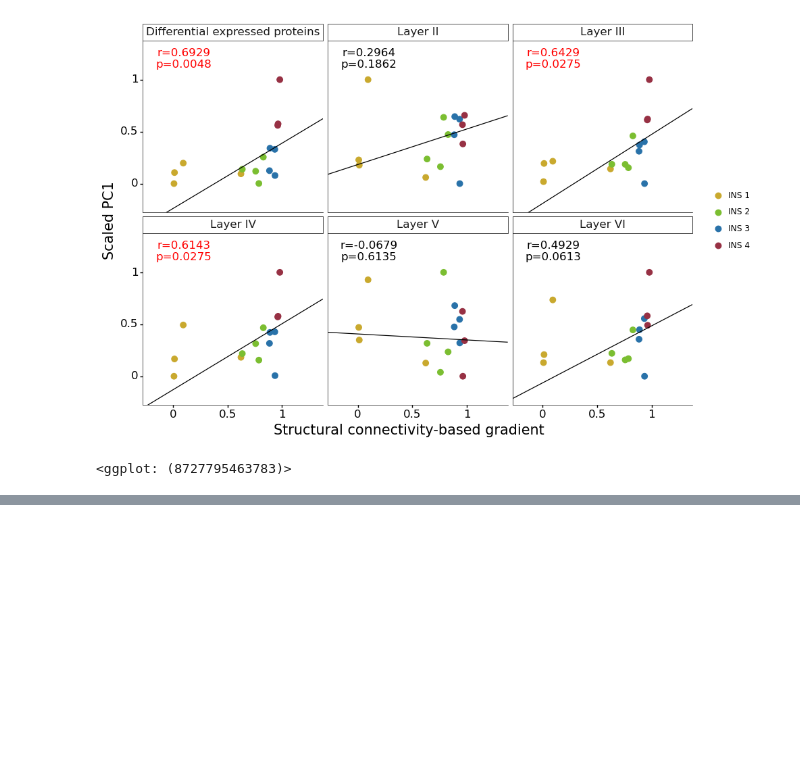
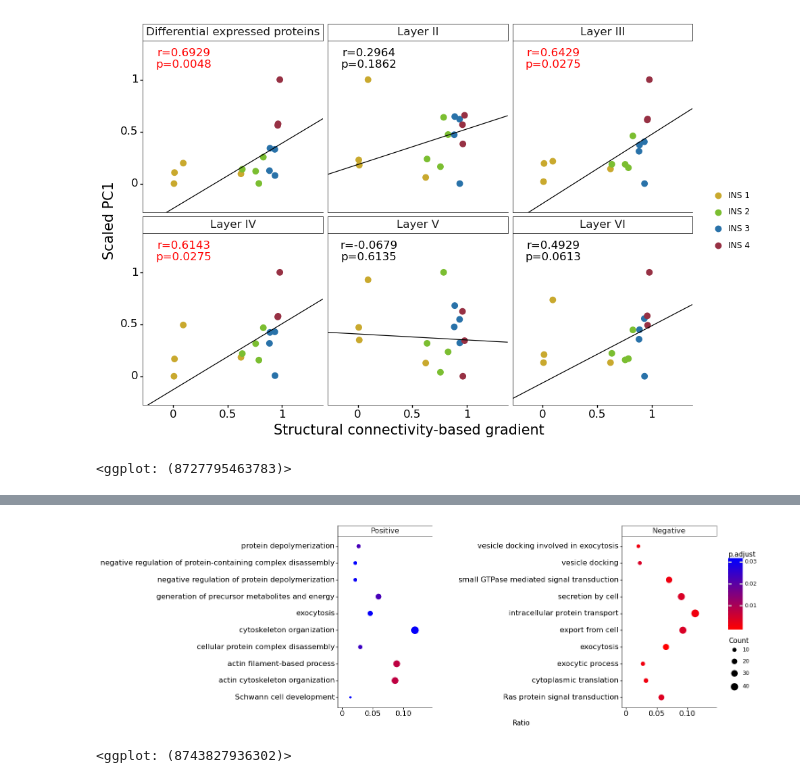
Before and after one commit to duzc-Repos/MacaqueInsulaProtomics, a Jupyter notebook: src/__figure_prepare_v1.ipynb, the cells around one changed output, grey strips where cells are left out. Drawn from its saved outputs; the diff is of its cells as text; code cells hidden in the pictures; blank space fills up the shorter version.

```diff
--- a/src/__figure_prepare_v1.ipynb
+++ b/src/__figure_prepare_v1.ipynb
@@ -384,0 +558,16 @@ layer_plot
+# %%
+top_n = 10
+posi_anno2 = pd.read_csv("../res/use_v1/posi_cor_clusterprofile.tsv", sep="\t")
+posi_anno2_bp = posi_anno2.loc[posi_anno2["ONTOLOGY"]=="BP", :]
+posi_anno2_bp["Ratio"] = [ eval(i) for i in posi_anno2_bp['GeneRatio']]
+posi_anno2_bp_dat = posi_anno2_bp.iloc[:top_n, :].sort_values(by="Ratio", ascending=True)
+posi_anno2_bp_dat["Name"] = pd.Categorical(posi_anno2_bp_dat["Description"], categories=posi_anno2_bp_dat["Description"])
+posi_anno2_bp_dat["Type"] = "Positive"
+
+
+nega_anno2 = pd.read_csv("../res/use_v1/nega_cor_clusterprofile.tsv", sep="\t")
+nega_anno2_bp = nega_anno2.loc[nega_anno2["ONTOLOGY"]=="BP", :]
+nega_anno2_bp["Ratio"] = [ eval(i) for i in nega_anno2_bp['GeneRatio']]
+nega_anno2_bp_dat = nega_anno2_bp.iloc[:top_n, :].sort_values(by="Ratio", ascending=True)
+nega_anno2_bp_dat["Name"] = pd.Categorical(nega_anno2_bp_dat["Description"], categories=nega_anno2_bp_dat["Description"])
+nega_anno2_bp_dat["Type"] = "Negative"
@@ -384,0 +583,28 @@ layer_plot
+# %%
+go_dat = pd.concat([posi_anno2_bp_dat, nega_anno2_bp_dat], axis=0)
+go_dat["Type"] = pd.Categorical(go_dat["Type"], categories=["Positive", "Negative"])
+#go_dat["Name"] = pd.Categorical(go_dat["Name"], categories=go_dat["Name"])
+
+anno_bp_plot = (
+    p9.ggplot(p9.aes(x="Name", y="Ratio", size="Count", color="p.adjust"), go_dat)
+    + p9.geom_point()
+    + p9.coord_flip()
+    + p9.scale_color_gradient(low = "red", high = "blue")
+    #+ p9.xlab("GO")
+    + p9.ylim(0.0, 0.14)
+    + p9.theme_classic()
+    + p9.theme(axis_title_y = p9.element_blank(),
+               axis_line=p9.element_line(size=0.5),
+               axis_text=p9.element_text(color="black", size=12),
+               strip_background=p9.element_rect(size=0.5),
+               strip_text=p9.element_text(size=12),
+               figure_size=(11, 5),
+               subplots_adjust={'wspace': 2}
+               )
+    + p9.facet_wrap("~Type", ncol=2, scales="free")
+)
+p9.ggsave(anno_bp_plot, "../res/use_v1/gene_topcor_clusterprofiler.tiff", dpi=300, verbose=False)
+anno_bp_plot
+# %% [output]
+[figure, added]
+<ggplot: (8743827936302)>
```
Also changed, not shown: parts of 17 cells of this notebook, 1 other file.
